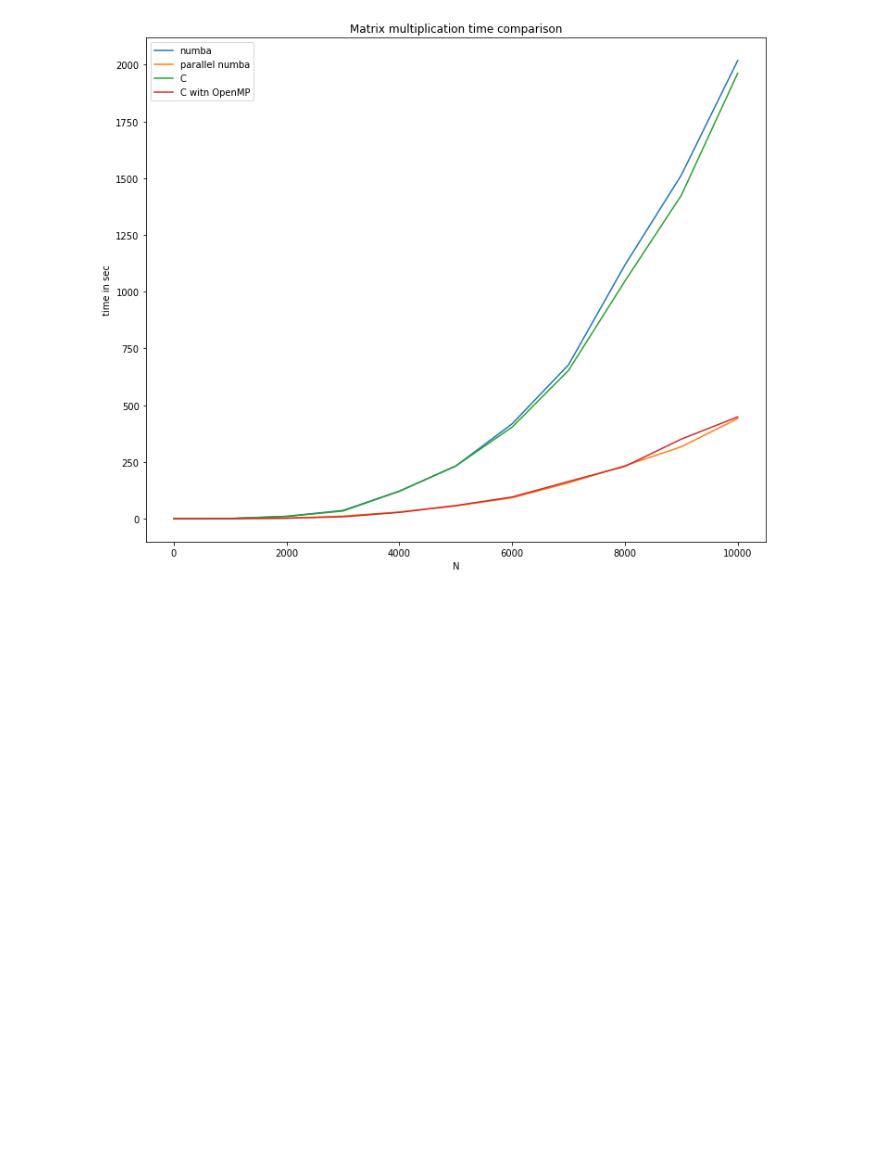
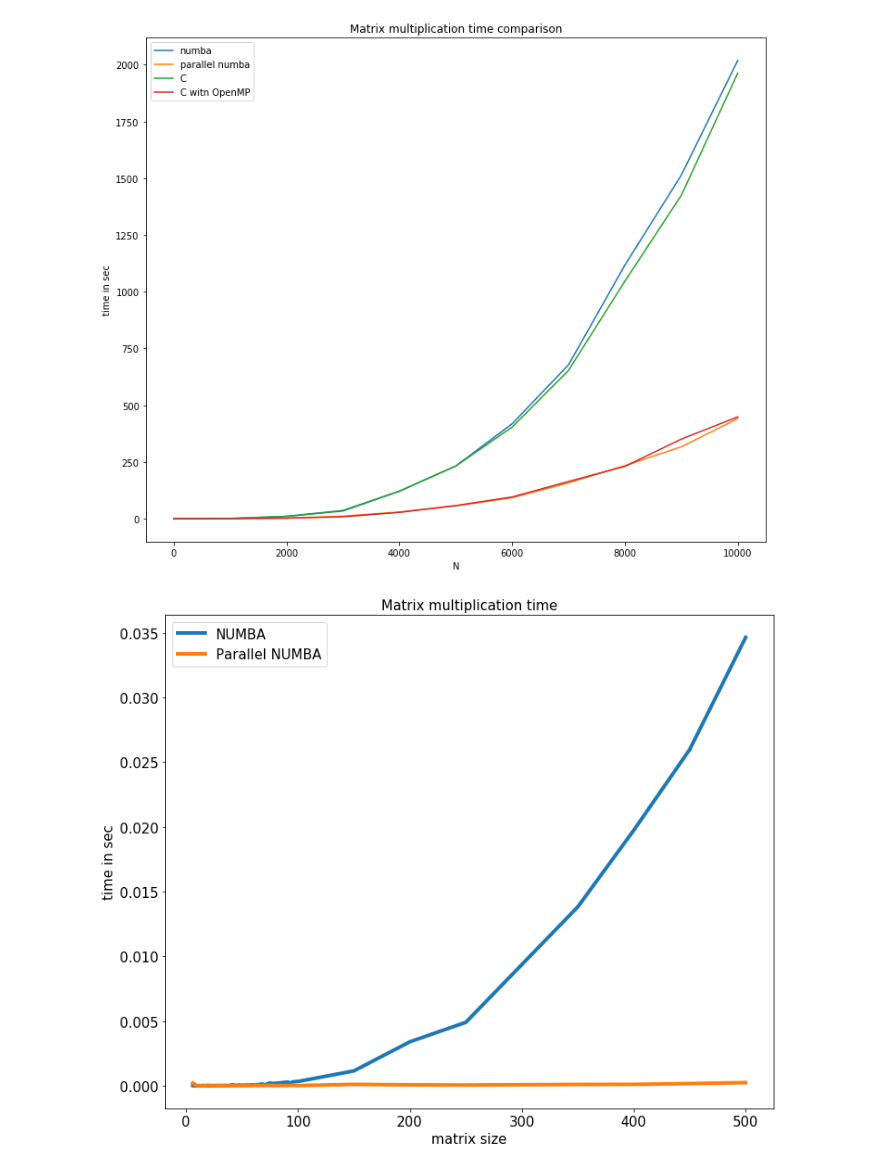
Before and after one commit to AlexeySrus/PythonAccelerationExample, a Jupyter notebook: plots_builder.ipynb, the cells around one changed output. Saved outputs shown, nothing was run; the diff lists cells and outputs as text; code cells hidden in the pictures; blank space fills up the shorter version.

```diff
--- a/plots_builder.ipynb
+++ b/plots_builder.ipynb
@@ -38,0 +55,36 @@ plt.show()
+# %%
+from timeit import default_timer as time
+from tqdm.notebook import tqdm
+
+time_series_pnumba = []
+n_series = list(range(5, 101)) + [150, 200, 250, 350, 400, 450, 500]
+K = 5
+
+for n in tqdm(n_series):
+    a = np.random.rand(n, n).astype(np.float32)
+    b = np.random.rand(n, n).astype(np.float32)
+    start_time = time()
+    for _ in range(K):
+        c = matrix_product(a, b)
+    finish_time = time()
+    mm_time = (finish_time - start_time) / K
+    time_series_pnumba.append(mm_time)
+# %%
+plt.figure(figsize=(12, 10))
+# plt.plot(n_series, time_series, label='Python', linewidth=4)
+plt.plot(n_series[1:], time_series_numba[1:], label='NUMBA', linewidth=4)
+plt.plot(n_series[1:], time_series_pnumba[1:], label='Parallel NUMBA', linewidth=4)
+
+plt.xlabel('matrix size', fontsize=15)
+plt.ylabel('time in sec', fontsize=15)
+
+plt.legend(fontsize=15)
+plt.title('Matrix multiplication time', fontsize=15)
+
+plt.tick_params(labelsize=15)
+
+plt.savefig('parallel_numba_mm_time.png', dpi=1500, transparent=True)
+
+plt.show()
+# %% [output]
+[figure, added]
```
Also changed, not shown: parts of 2 cells of this notebook.
